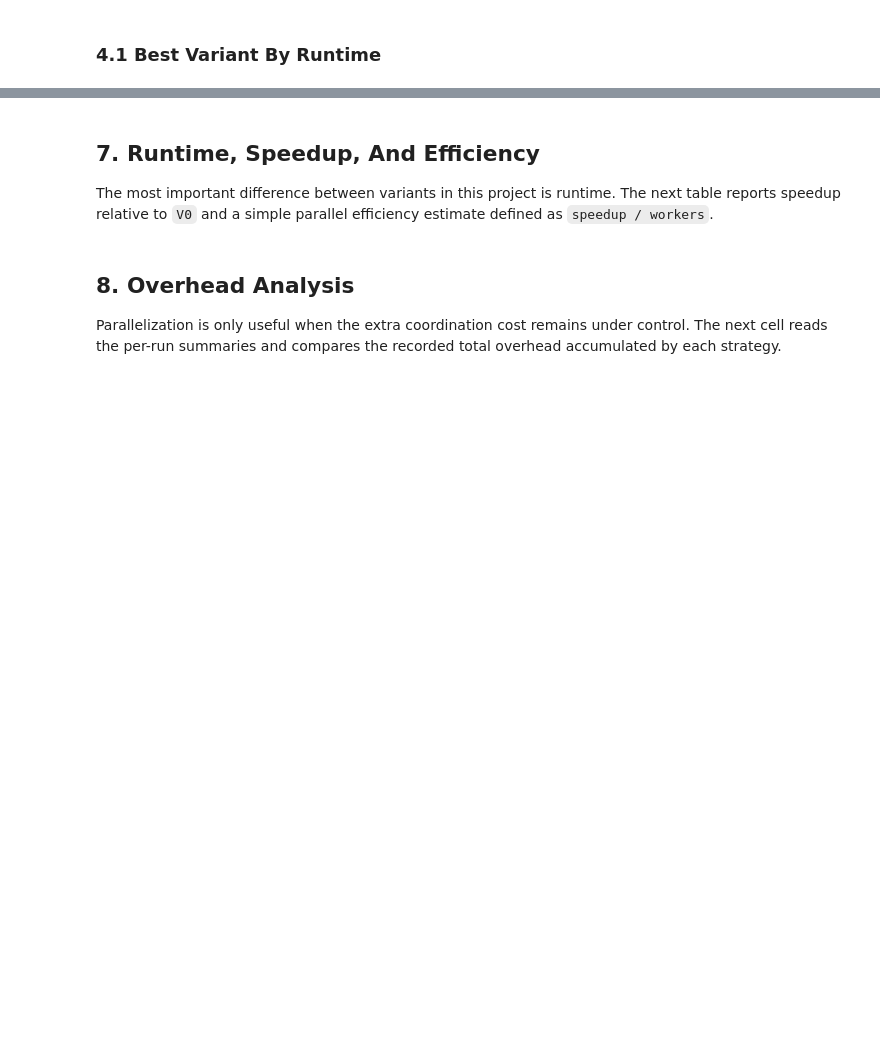
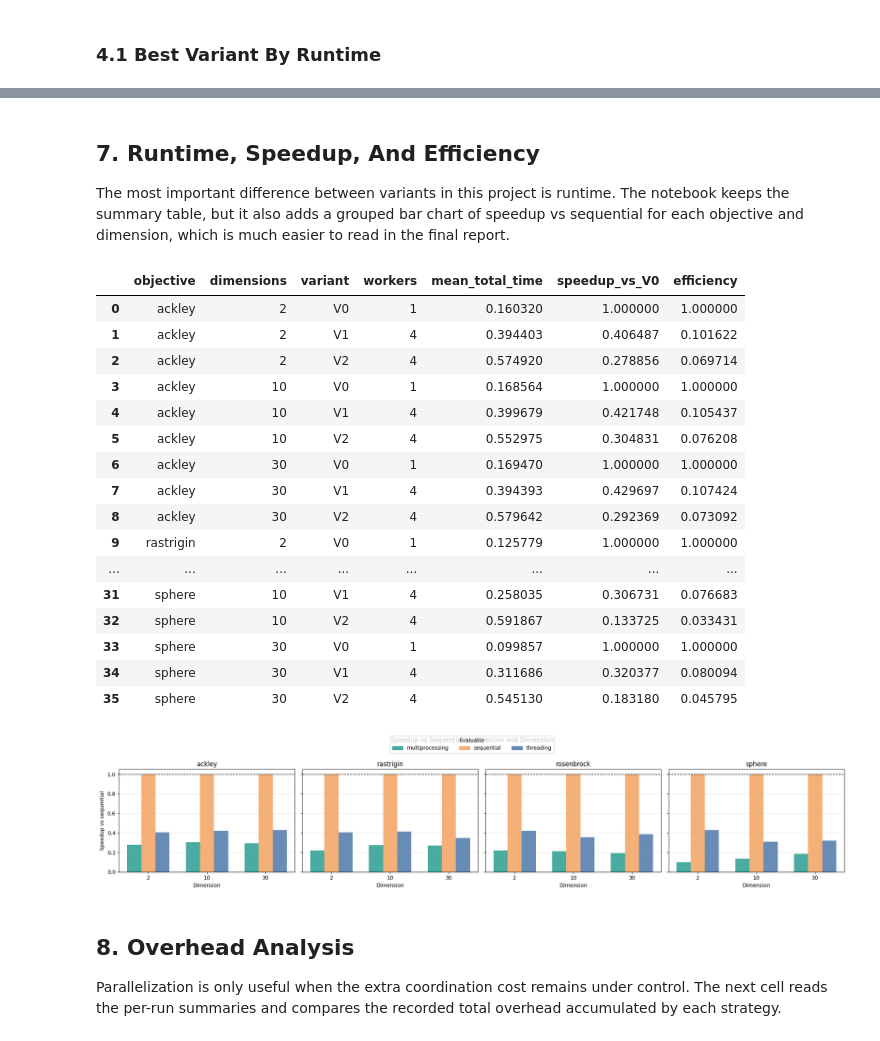
Before and after one commit to Lscotti-uni/PSO-python, a Jupyter notebook: notebooks/final_report.ipynb, the cells around one changed output, grey strips where cells are left out. Saved outputs shown, nothing was run; the diff lists cells and outputs as text; code cells hidden in the pictures; blank space fills up the shorter version.

```diff
--- a/notebooks/final_report.ipynb
+++ b/notebooks/final_report.ipynb
@@ -220,34 +388,94 @@ else:
 ## 7. Runtime, Speedup, And Efficiency
 
 The most important difference between variants in this project is runtime.
-The next table reports speedup relative to `V0` and a simple parallel
-efficiency estimate defined as `speedup / workers`.
+The notebook keeps the summary table, but it also adds a grouped bar chart
+of speedup vs sequential for each objective and dimension, which is much
+easier to read in the final report.
 # %%
 if not benchmark_runs.empty:
     worker_map = {'V0': 1}
     for variant, overrides in benchmark_cfg['strategies'].items():
         worker_map[variant] = overrides.get('workers', 1)
 
     speedup_rows = []
-    for dimensions, bucket in benchmark_runs.groupby('dimensions'):
+    for (objective, dimension), bucket in benchmark_runs.groupby(['objective', 'dimensions']):
         baseline = bucket[bucket['variant'] == 'V0']['total_time'].mean()
         for variant, variant_bucket in bucket.groupby('variant'):
             mean_time = variant_bucket['total_time'].mean()
-            speedup = baseline / mean_time
+            speedup = baseline / mean_time if mean_time else None
             workers = worker_map.get(variant, 1)
             efficiency = speedup / workers if workers else None
             speedup_rows.append({
-                'dimensions': dimensions,
+                'objective': objective,
+                'dimensions': dimension,
                 'variant': variant,
                 'workers': workers,
                 'mean_total_time': mean_time,
                 'speedup_vs_V0': speedup,
                 'efficiency': efficiency,
             })
+
     speedup_df = pd.DataFrame(speedup_rows)
-    display(speedup_df.sort_values(['dimensions', 'variant']))
+    display(speedup_df.sort_values(['objective', 'dimensions', 'variant']))
+
+    objective_order = sorted(speedup_df['objective'].unique())
+    dimension_order = sorted(speedup_df['dimensions'].unique())
+    bar_variants = ['V2', 'V0', 'V1']
+    x = np.arange(len(dimension_order))
+    width = 0.24
+    offsets = np.linspace(-width, width, len(bar_variants))
+
+    fig, axes = plt.subplots(1, len(objective_order), figsize=(5 * len(objective_order), 4), sharey=True)
+    axes = np.atleast_1d(axes)
+
+    for ax, objective in zip(axes, objective_order):
+        objective_df = speedup_df[speedup_df['objective'] == objective]
+        for offset, variant in zip(offsets, bar_variants):
+            values = []
+            for dimension in dimension_order:
+                match = objective_df[
+                    (objective_df['dimensions'] == dimension)
+                    & (objective_df['variant'] == variant)
+                ]
+                values.append(match['speedup_vs_V0'].iloc[0] if not match.empty else np.nan)
+            ax.bar(x + offset, values, width=width, color=variant_colors[variant], alpha=0.85, label=variant_labels[variant])
+
+        ax.axhline(1.0, color='black', linestyle='--', linewidth=1)
+        ax.set_title(objective)
+        ax.set_xlabel('Dimension')
+        ax.set_xticks(x, [str(dimension) for dimension in dimension_order])
+        ax.grid(axis='y', alpha=0.3)
+
+    axes[0].set_ylabel('Speedup vs sequential')
+    legend_handles = [
+        Patch(facecolor=variant_colors[variant], edgecolor=variant_colors[variant], alpha=0.85, label=variant_labels[variant])
+        for variant in bar_variants
+    ]
+    fig.suptitle('Speedup vs Sequential by Objective and Dimension', y=1.04)
+    fig.legend(handles=legend_handles, loc='upper center', ncol=len(bar_variants), title='Evaluator')
+    plt.tight_layout()
+    plt.show()
 else:
     print('No benchmark run data is available yet.')
+# %% [output]
+|  | objective | dimensions | variant | workers | mean_total_time | speedup_vs_V0 | efficiency |
+| 0 | ackley | 2 | V0 | 1 | 0.160320 | 1.000000 | 1.000000 |
+| 1 | ackley | 2 | V1 | 4 | 0.394403 | 0.406487 | 0.101622 |
+| 2 | ackley | 2 | V2 | 4 | 0.574920 | 0.278856 | 0.069714 |
+| 3 | ackley | 10 | V0 | 1 | 0.168564 | 1.000000 | 1.000000 |
+| 4 | ackley | 10 | V1 | 4 | 0.399679 | 0.421748 | 0.105437 |
+| 5 | ackley | 10 | V2 | 4 | 0.552975 | 0.304831 | 0.076208 |
+| 6 | ackley | 30 | V0 | 1 | 0.169470 | 1.000000 | 1.000000 |
+| 7 | ackley | 30 | V1 | 4 | 0.394393 | 0.429697 | 0.107424 |
+| 8 | ackley | 30 | V2 | 4 | 0.579642 | 0.292369 | 0.073092 |
+| 9 | rastrigin | 2 | V0 | 1 | 0.125779 | 1.000000 | 1.000000 |
+| ... | ... | ... | ... | ... | ... | ... | ... |
+| 31 | sphere | 10 | V1 | 4 | 0.258035 | 0.306731 | 0.076683 |
+| 32 | sphere | 10 | V2 | 4 | 0.591867 | 0.133725 | 0.033431 |
+| 33 | sphere | 30 | V0 | 1 | 0.099857 | 1.000000 | 1.000000 |
+| 34 | sphere | 30 | V1 | 4 | 0.311686 | 0.320377 | 0.080094 |
+| 35 | sphere | 30 | V2 | 4 | 0.545130 | 0.183180 | 0.045795 |
+[figure, added]
 # %% [markdown]
 ## 8. Overhead Analysis
 
```
Also changed, not shown: parts of 12 cells of this notebook.
